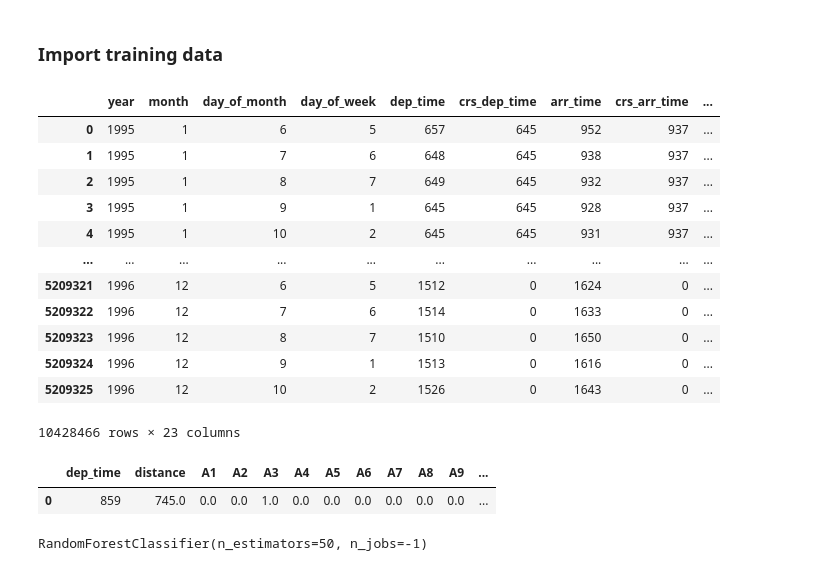
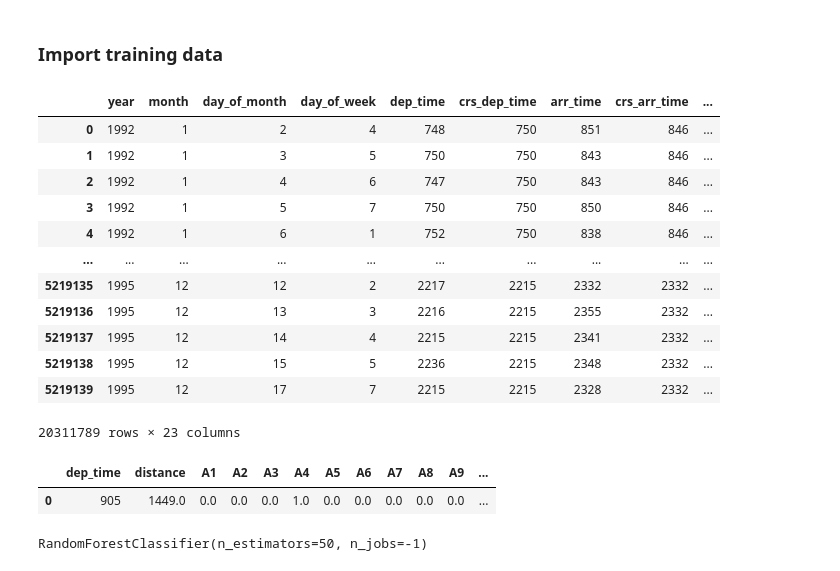
Before and after one commit to liemnt/test-flight-business-intelligence, a Jupyter notebook: trainingResult.ipynb, the cells around one changed output. Drawn from its saved outputs; the diff is of its cells as text; code cells hidden in the pictures.

```diff
--- a/trainingResult.ipynb
+++ b/trainingResult.ipynb
@@ -53,33 +53,36 @@ df = psql.read_sql('''
 # %%
 # read files
 cols = ['dep_delay', 'month', 'day_of_month', 'day_of_week', 'dest',  'distance']
 col_types = {'dep_delay': int, 'month': int, 'day_of_month': int, 'day_of_week': int, 'distance': int,
             'dest': str}
 
+df_1992 = pd.read_csv('result/1992.csv')
+df_1993 = pd.read_csv('result/1993.csv')
+df_1994 = pd.read_csv('result/1994.csv')
 df_1995 = pd.read_csv('result/1995.csv')
-df_1996 = pd.read_csv('result/1996.csv')
+# df_1996 = pd.read_csv('result/1996.csv')
 
 # df_1996 = pd.read_csv('result/1996.csv')
 # df_1996 = df_1996[cols]
 
-df_years = [df_1995, df_1996]
+df_years = [df_1992, df_1993, df_1994, df_1995]
 
 flight_df = pd.concat(df_years)
 flight_df
 # %% [output]
 |  | year | month | day_of_month | day_of_week | dep_time | crs_dep_time | arr_time | crs_arr_time | ... |
-| 0 | 1995 | 1 | 6 | 5 | 657 | 645 | 952 | 937 | ... |
-| 1 | 1995 | 1 | 7 | 6 | 648 | 645 | 938 | 937 | ... |
-| 2 | 1995 | 1 | 8 | 7 | 649 | 645 | 932 | 937 | ... |
-| 3 | 1995 | 1 | 9 | 1 | 645 | 645 | 928 | 937 | ... |
-| 4 | 1995 | 1 | 10 | 2 | 645 | 645 | 931 | 937 | ... |
+| 0 | 1992 | 1 | 2 | 4 | 748 | 750 | 851 | 846 | ... |
+| 1 | 1992 | 1 | 3 | 5 | 750 | 750 | 843 | 846 | ... |
+| 2 | 1992 | 1 | 4 | 6 | 747 | 750 | 843 | 846 | ... |
+| 3 | 1992 | 1 | 5 | 7 | 750 | 750 | 850 | 846 | ... |
+| 4 | 1992 | 1 | 6 | 1 | 752 | 750 | 838 | 846 | ... |
 | ... | ... | ... | ... | ... | ... | ... | ... | ... | ... |
-| 5209321 | 1996 | 12 | 6 | 5 | 1512 | 0 | 1624 | 0 | ... |
-| 5209322 | 1996 | 12 | 7 | 6 | 1514 | 0 | 1633 | 0 | ... |
-| 5209323 | 1996 | 12 | 8 | 7 | 1510 | 0 | 1650 | 0 | ... |
-| 5209324 | 1996 | 12 | 9 | 1 | 1513 | 0 | 1616 | 0 | ... |
-| 5209325 | 1996 | 12 | 10 | 2 | 1526 | 0 | 1643 | 0 | ... |
+| 5219135 | 1995 | 12 | 12 | 2 | 2217 | 2215 | 2332 | 2332 | ... |
+| 5219136 | 1995 | 12 | 13 | 3 | 2216 | 2215 | 2355 | 2332 | ... |
+| 5219137 | 1995 | 12 | 14 | 4 | 2215 | 2215 | 2341 | 2332 | ... |
+| 5219138 | 1995 | 12 | 15 | 5 | 2236 | 2215 | 2348 | 2332 | ... |
+| 5219139 | 1995 | 12 | 17 | 7 | 2215 | 2215 | 2328 | 2332 | ... |
-10428466 rows × 23 columns
+20311789 rows × 23 columns
 # %%
 # Select columns to reduce the training matrix side and define dimension for prediction feature
 cols = ['unique_carrier', 'month', 'flight_num', 'day_of_month', 'day_of_week', 'dest', 'origin', 'dep_time', 'distance', 'dep_delay']
@@ -115,7 +118,7 @@ test2  = pd.concat([test.reset_index(),air_oh_test_df.reset_index()],axis=1).dro
 test2
 # %% [output]
 |  | dep_time | distance | A1 | A2 | A3 | A4 | A5 | A6 | A7 | A8 | A9 | ... |
-| 0 | 859 | 745.0 | 0.0 | 0.0 | 1.0 | 0.0 | 0.0 | 0.0 | 0.0 | 0.0 | 0.0 | ... |
+| 0 | 905 | 1449.0 | 0.0 | 0.0 | 0.0 | 1.0 | 0.0 | 0.0 | 0.0 | 0.0 | 0.0 | ... |
 # %%
 # showing the performance of a classification model for binary
 def auc(m, train, test):
```
Also changed, not shown: 1 other file.
